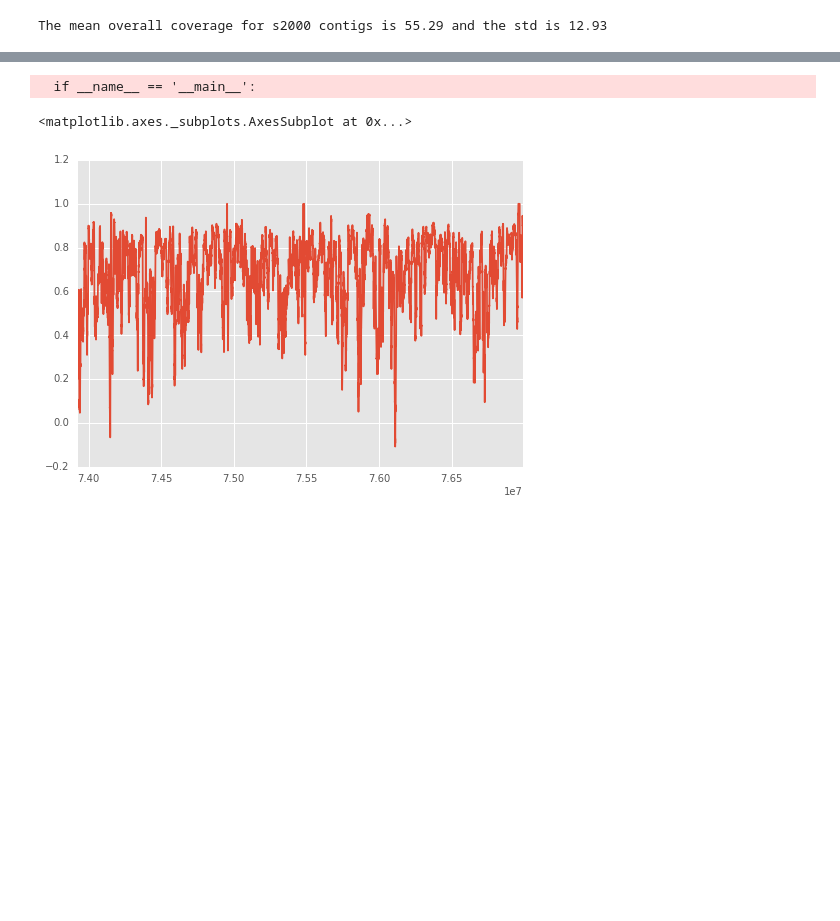
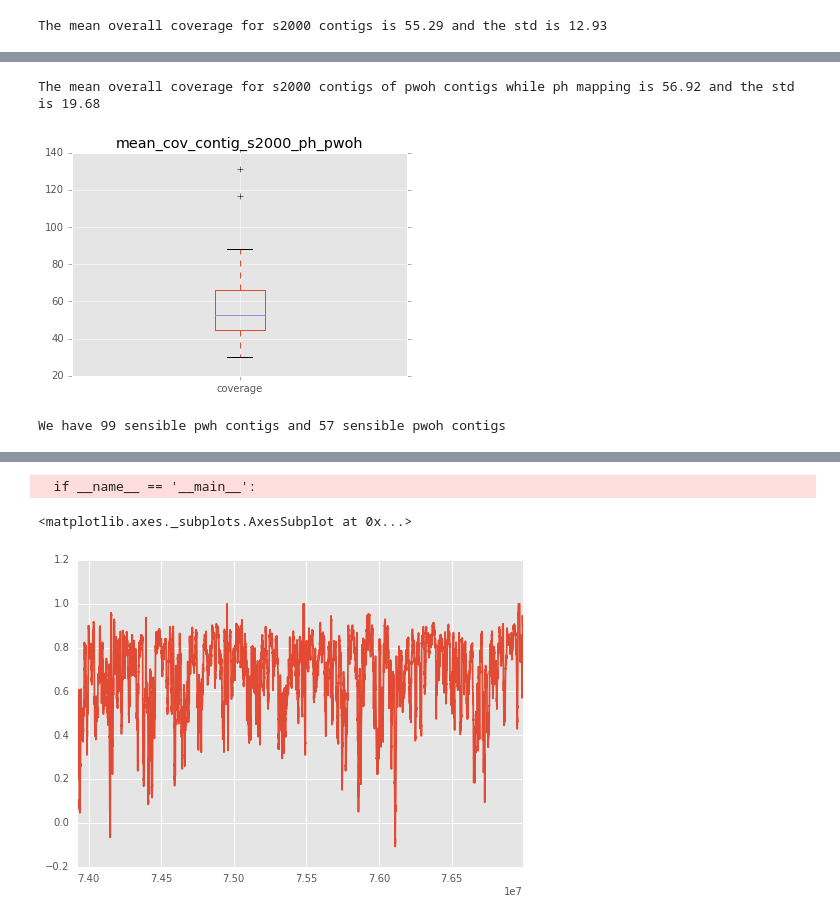
Before and after one commit to BenjaminSchwessinger/Pst_104E_analysis, a Jupyter notebook: 02062017_coverage_analysis_training.ipynb, the cells around one changed output, grey strips where cells are left out. Drawn from its saved outputs; the diff is of its cells as text; code cells hidden in the pictures; blank space fills up the shorter version.

```diff
--- a/02062017_coverage_analysis_training.ipynb
+++ b/02062017_coverage_analysis_training.ipynb
@@ -141,0 +103,14 @@ The mean overall coverage for s2000 contigs is 55.29 and the std is 12.93
+# %%
+mean_cov_contig_s2000_ph_pwoh = mean_cov_contig_s2000_ph_p[mean_cov_contig_s2000_ph_p.index.isin(pwoh_list)]
+mean_cov_contig_s2000_ph_pwoh.plot.box()
+plt.title('mean_cov_contig_s2000_ph_pwoh')
+mean_s2000_ph_pwoh = mean_cov_contig_s2000_ph_pwoh.mean()
+std_s2000_ph_pwoh = mean_cov_contig_s2000_ph_pwoh.std()
+print("The mean overall coverage for s2000 contigs of pwoh contigs while ph mapping is %.2f and the std is %.2f" % (mean_s2000_ph_pwoh, std_s2000_ph_pwoh))
+# %% [output]
+The mean overall coverage for s2000 contigs of pwoh contigs while ph mapping is 56.92 and the std is 19.68
+[figure, added]
+# %%
+print("We have %i sensible pwh contigs and %i sensible pwoh contigs" % (len(mean_cov_contig_s2000_ph_pwh), len(mean_cov_contig_s2000_ph_pwoh)))
+# %% [output]
+We have 99 sensible pwh contigs and 57 sensible pwoh contigs
```
Also changed, not shown: parts of 67 cells of this notebook, 1 other file.
